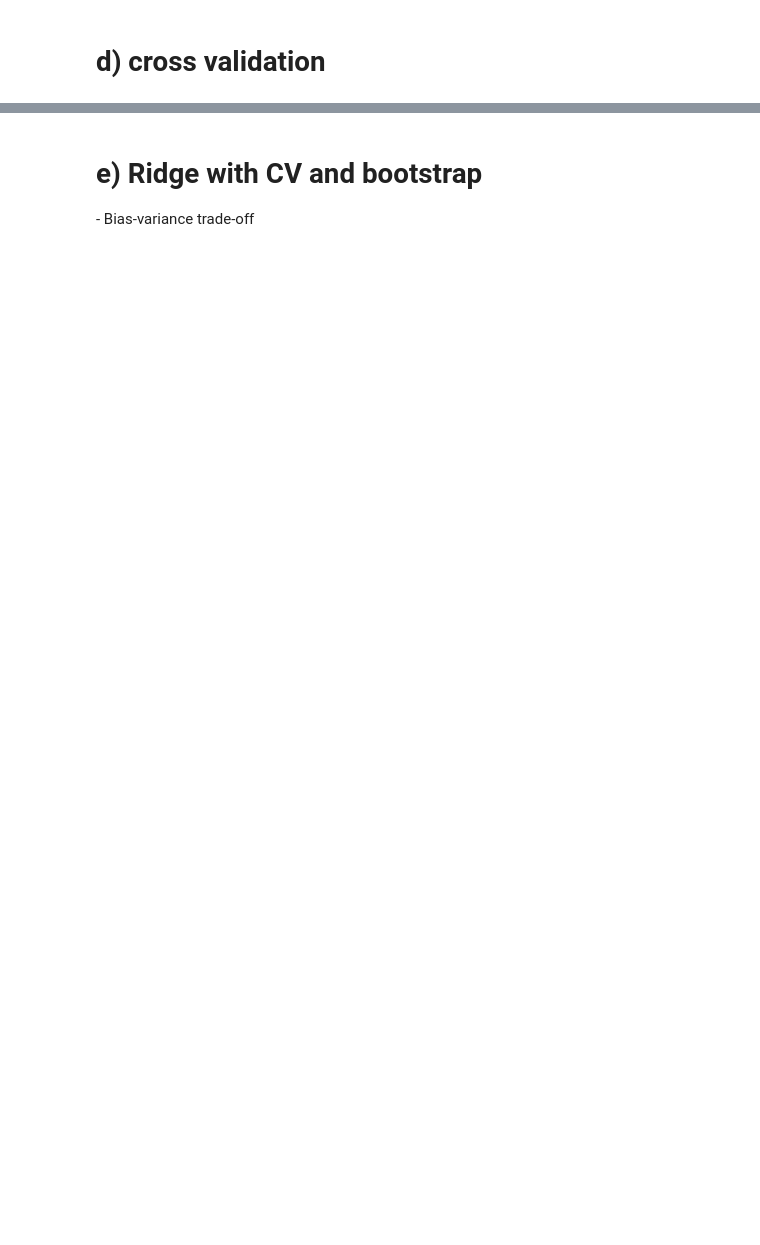
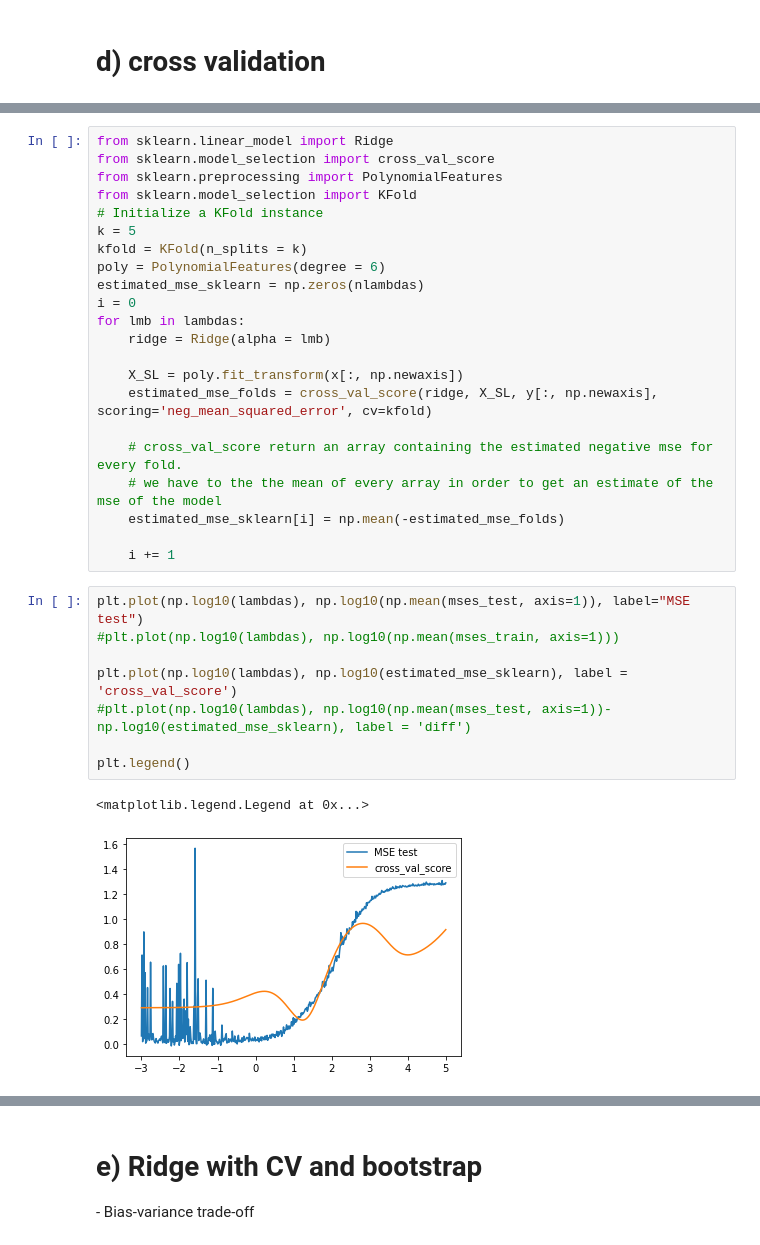
Before and after one commit to johanage/ada_ml_project1, a Jupyter notebook: Project1.ipynb, the cells around one changed output, grey strips where cells are left out. Cells and saved outputs as stored; diff of their text form; blank space fills up the shorter version.

Commit message:
last update for today, fixed bug with kfold cv

```diff
--- a/Project1.ipynb
+++ b/Project1.ipynb
@@ -414,0 +442,33 @@ plt.xlabel("Polynomial degree")
+# %%
+from sklearn.linear_model import Ridge
+from sklearn.model_selection import cross_val_score
+from sklearn.preprocessing import PolynomialFeatures
+from sklearn.model_selection import KFold
+# Initialize a KFold instance
+k = 5
+kfold = KFold(n_splits = k)
+poly = PolynomialFeatures(degree = 6)
+estimated_mse_sklearn = np.zeros(nlambdas)
+i = 0
+for lmb in lambdas:
+    ridge = Ridge(alpha = lmb)
+
+    X_SL = poly.fit_transform(x[:, np.newaxis])
+    estimated_mse_folds = cross_val_score(ridge, X_SL, y[:, np.newaxis], scoring='neg_mean_squared_error', cv=kfold)
+
+    # cross_val_score return an array containing the estimated negative mse for every fold.
+    # we have to the the mean of every array in order to get an estimate of the mse of the model
+    estimated_mse_sklearn[i] = np.mean(-estimated_mse_folds)
+
+    i += 1
+# %%
+plt.plot(np.log10(lambdas), np.log10(np.mean(mses_test, axis=1)), label="MSE test")
+#plt.plot(np.log10(lambdas), np.log10(np.mean(mses_train, axis=1)))
+
+plt.plot(np.log10(lambdas), np.log10(estimated_mse_sklearn), label = 'cross_val_score')
+#plt.plot(np.log10(lambdas), np.log10(np.mean(mses_test, axis=1))-np.log10(estimated_mse_sklearn), label = 'diff')
+
+plt.legend()
+# %% [output]
+<matplotlib.legend.Legend at 0x...>
+[figure, added]
```
Also changed, not shown: parts of 90 cells of this notebook, 1 other file.
